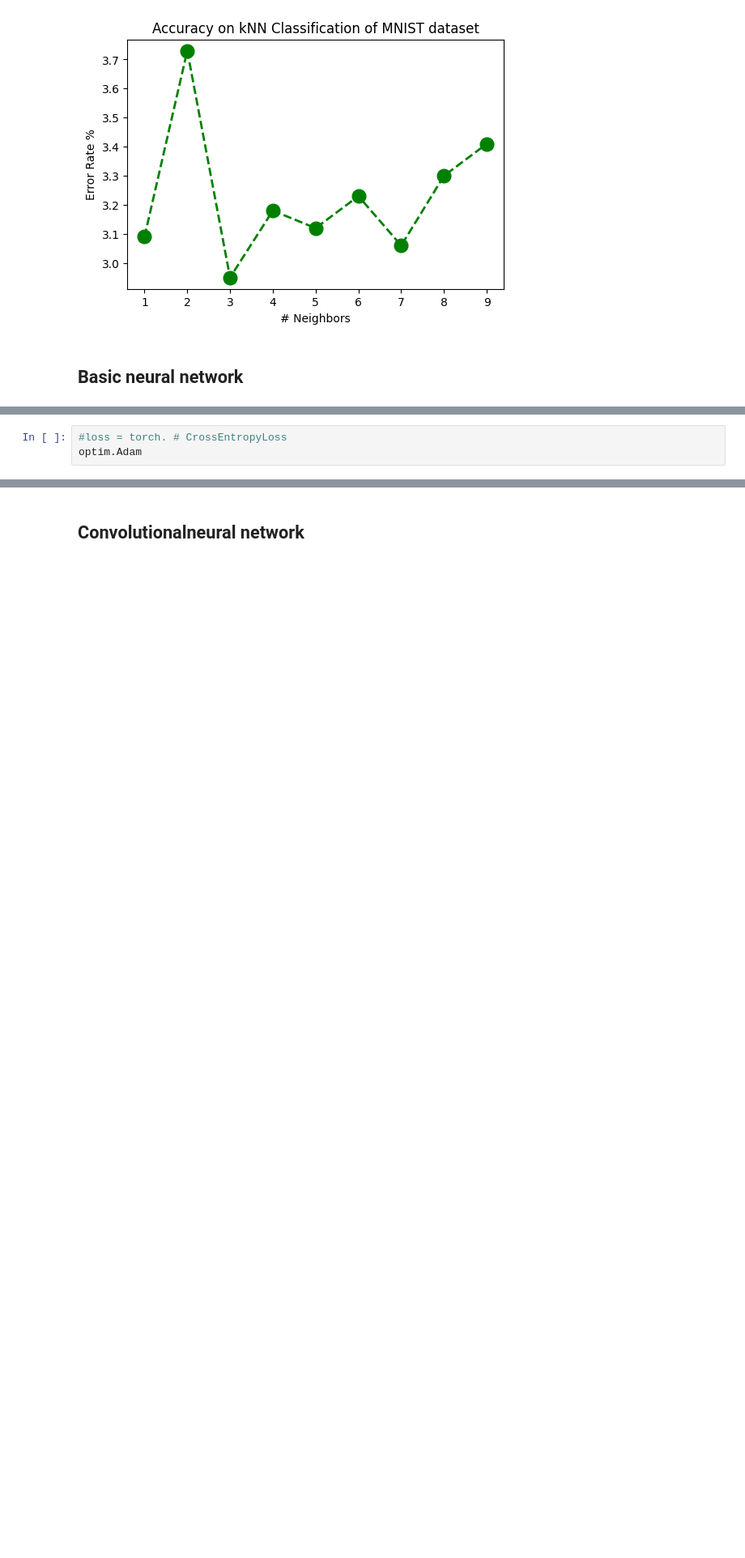
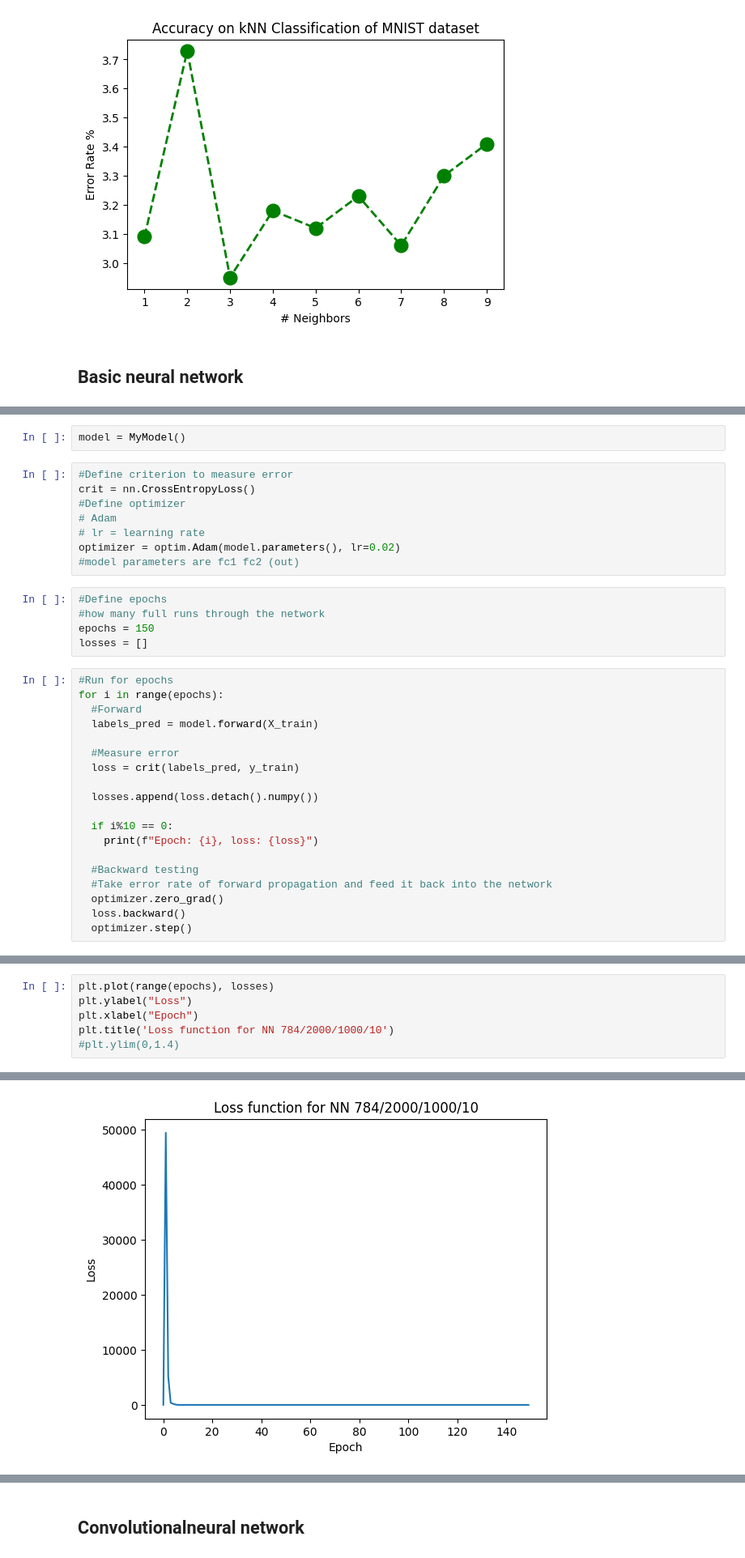
Before and after one commit to matteol1/Data-Science-ML-DL-, a Jupyter notebook: mnist_analysis.ipynb, the cells around one changed output, grey strips where cells are left out. Shown at 81% size. Cells and saved outputs as stored; diff of their text form; blank space fills up the shorter version.

```diff
--- a/mnist_analysis.ipynb
+++ b/mnist_analysis.ipynb
@@ -258,3 +284,34 @@ class NNModel(nn.Module):
+# %%
+model = MyModel()
 # %%
-#loss = torch. # CrossEntropyLoss
-optim.Adam
+#Define criterion to measure error
+crit = nn.CrossEntropyLoss()
+#Define optimizer
+# Adam
+# lr = learning rate
+optimizer = optim.Adam(model.parameters(), lr=0.02)
+#model parameters are fc1 fc2 (out)
+# %%
+#Define epochs
+#how many full runs through the network
+epochs = 150
+losses = []
+# %%
+#Run for epochs
+for i in range(epochs):
+  #Forward
+  labels_pred = model.forward(X_train)
+
+  #Measure error
+  loss = crit(labels_pred, y_train)
+
+  losses.append(loss.detach().numpy())
+
+  if i%10 == 0:
+    print(f"Epoch: {i}, loss: {loss}")
+
+  #Backward testing
+  #Take error rate of forward propagation and feed it back into the network
+  optimizer.zero_grad()
+  loss.backward()
+  optimizer.step()
@@ -260,0 +334,7 @@ optim.Adam
+# %%
+plt.plot(range(epochs), losses)
+plt.ylabel("Loss")
+plt.xlabel("Epoch")
+plt.title('Loss function for NN 784/2000/1000/10')
+#plt.ylim(0,1.4)
+# %% [output]
@@ -260,0 +342 @@ optim.Adam
+[figure, added]
```
Also changed, not shown: parts of 18 cells of this notebook.
